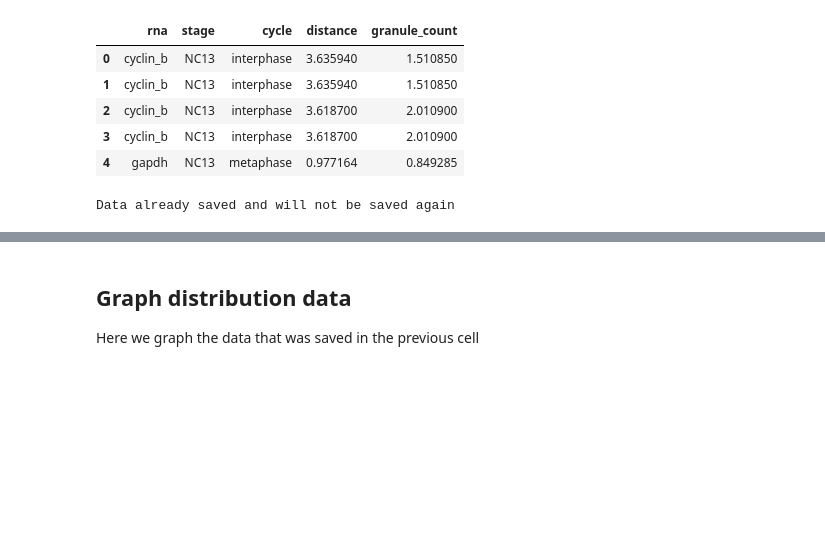
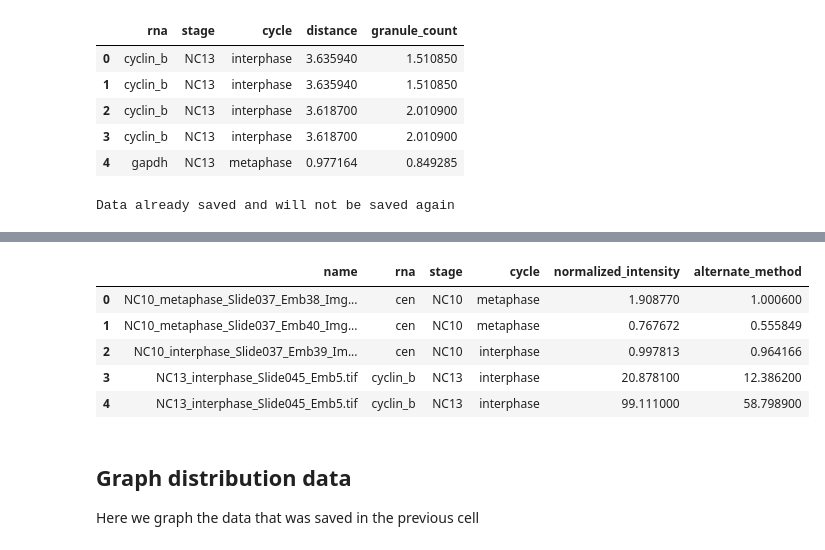
Before and after one commit to pearlryder/rna-at-centrosomes, a Jupyter notebook: pipeline/resubmission-embryo-pipeline.ipynb, the cells around one changed output, grey strips where cells are left out. Drawn from its saved outputs; the diff is of its cells as text; code cells hidden in the pictures; blank space fills up the shorter version.

```diff
--- a/pipeline/resubmission-embryo-pipeline.ipynb
+++ b/pipeline/resubmission-embryo-pipeline.ipynb
@@ -551,0 +729,32 @@ GROUP BY rna.name, images.rna, images.stage, images.cycle;"""
+# %%
+# explore normalization process data
+
+normalized_data_sql = """SELECT
+images.name,
+images.rna,
+images.stage,
+images.cycle,
+rna.normalized_intensity,
+rna.alternate_normalized
+FROM rna
+INNER JOIN images on rna.name = images.name;"""
+
+conn = psycopg2.connect(database=database_name, user=db_user, password=db_password, host=db_host)
+cur = conn.cursor()
+
+cur.execute(normalized_data_sql)
+normalized_data = cur.fetchall()
+
+cur.close()
+conn.close()
+
+normalized_df = pd.DataFrame(normalized_data, columns = ['name','rna','stage', 'cycle', 'normalized_intensity', 'alternate_method'])
+
+normalized_df.head()
+# %% [output]
+|  | name | rna | stage | cycle | normalized_intensity | alternate_method |
+| 0 | NC10_metaphase_Slide037_Emb38_Img... | cen | NC10 | metaphase | 1.908770 | 1.000600 |
+| 1 | NC10_metaphase_Slide037_Emb40_Img... | cen | NC10 | metaphase | 0.767672 | 0.555849 |
+| 2 | NC10_interphase_Slide037_Emb39_Im... | cen | NC10 | interphase | 0.997813 | 0.964166 |
+| 3 | NC13_interphase_Slide045_Emb5.tif | cyclin_b | NC13 | interphase | 20.878100 | 12.386200 |
+| 4 | NC13_interphase_Slide045_Emb5.tif | cyclin_b | NC13 | interphase | 99.111000 | 58.798900 |
```
Also changed, not shown: parts of 17 cells of this notebook, 1 other file.
